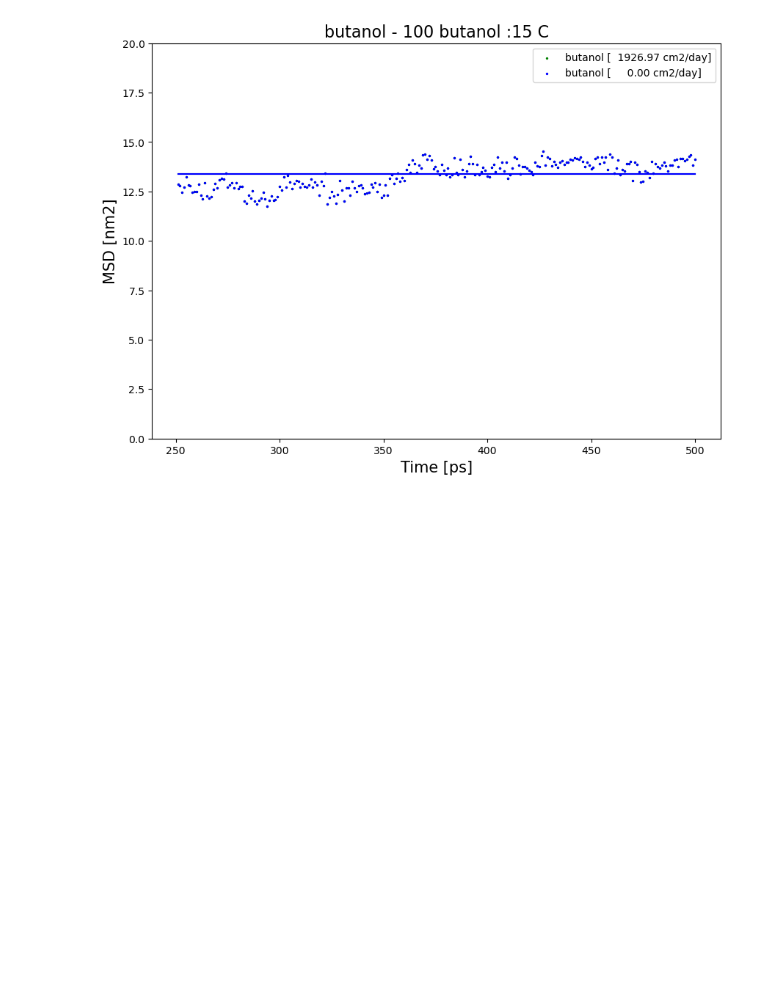
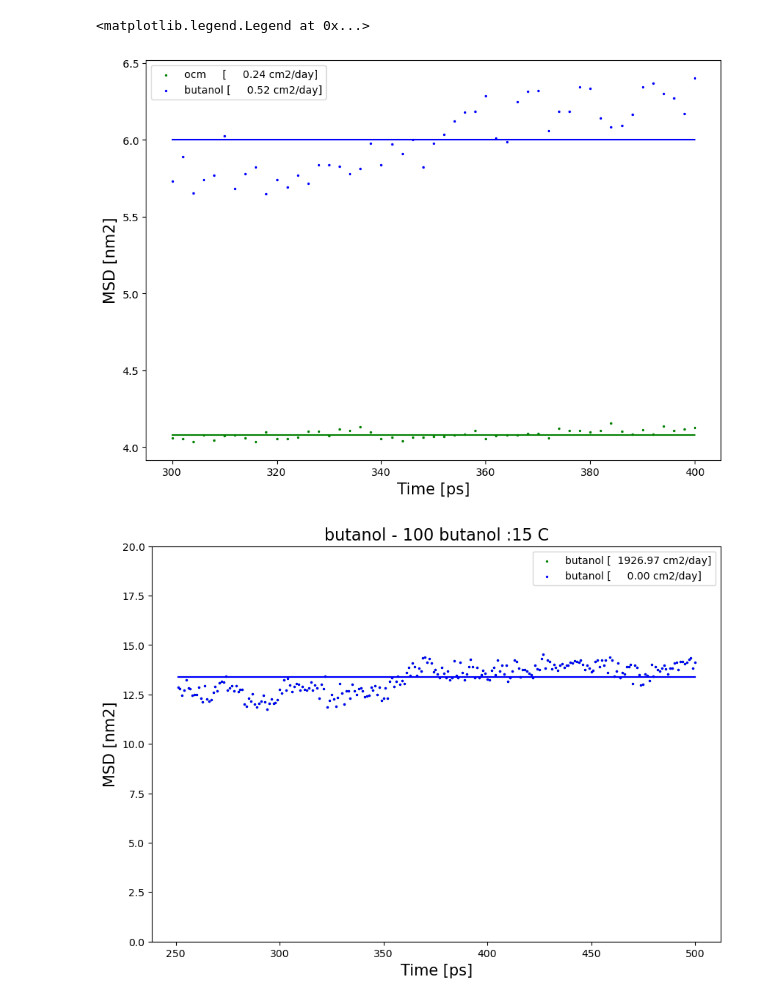
Before and after one commit to EnglishBeach/MolecularModeling, a Jupyter notebook: collector.ipynb, the cells around one changed output. Drawn from its saved outputs; the diff is of its cells as text; code cells hidden in the pictures; blank space fills up the shorter version.

```diff
--- a/collector.ipynb
+++ b/collector.ipynb
@@ -95,7 +93,64 @@ def get_RMSD(u, compound):
     return pd.DataFrame(m.results.rmsd[:,1:], columns=['Time', residue])
 
 def strict(df:pd.DataFrame):
-    return df.loc[250:]
+    return df.loc[150:]
+# %%
+directory = Path('tests/4MD')
+compound = 'ocm'
+T = 25
+pdb = directory / 'md.gro'
+# pdb = 'tests/3NPT/npt.gro'
+# traj = directory / 'md.xtc'
+traj = directory / 'md2.xtc'
+# %%
+u = mda.Universe(pdb, traj)
+
+# df = from_mda(u, compound)
+# S, S0 = regress(df)
+# D = S / 6 * 24 * 60 * 60
+
+df = strict(get_RMSD(u, compound))
+S, S0 = 0, df.iloc[:, 1].median()
+D = S0**2 * 1e12 / 1e18 / 6 * 24 * 60 * 60
+
+
+# df_but = from_mda(u, 'butanol')
+# S_but, S0_but = regress(df_but)
+# D_but = S_but / 6 * 24 * 60 * 60
+
+df_but = strict(get_RMSD(u, 'butanol'))
+S_but, S0_but = 0, df_but.iloc[:, 1].median()
+D_but = S0_but**2 * 1e12 / 1e18 / 6 * 24 * 60 * 60
+
+fig, ax = plt.subplots()
+ax.set_ylabel('MSD [nm2]')
+ax.set_xlabel('Time [ps]')
+
+time = df['Time']
+time_but = df_but['Time']
+ax.scatter(
+    time * x_scaller,
+    df.iloc[:, 1] * y_scaller,
+    label=f'{compound:7} [{D: 9.2f} cm2/day]',
+    c='g',
+    s=2,
+)
+ax.plot(time * x_scaller, (S * time + S0) * y_scaller, 'g')
+ax.scatter(
+    time_but * x_scaller,
+    df_but.iloc[:, 1] * y_scaller,
+    label=f'butanol [{D_but: 9.2f} cm2/day]',
+    c='b',
+    s=2,
+)
+ax.plot(time_but * x_scaller, (S_but * time_but + S0_but) * y_scaller, 'b-')
+ax.legend()
+
+# ax.set_title(f"{compound} - {x} butanol :{T} C")
+# fig.savefig(f"MSD_old.jpg", dpi=600)
+# %% [output]
+<matplotlib.legend.Legend at 0x...>
+[figure, added]
 # %%
 datas = []
 D_data = []
```
Also changed, not shown: parts of 2 cells of this notebook, 9 other files.
